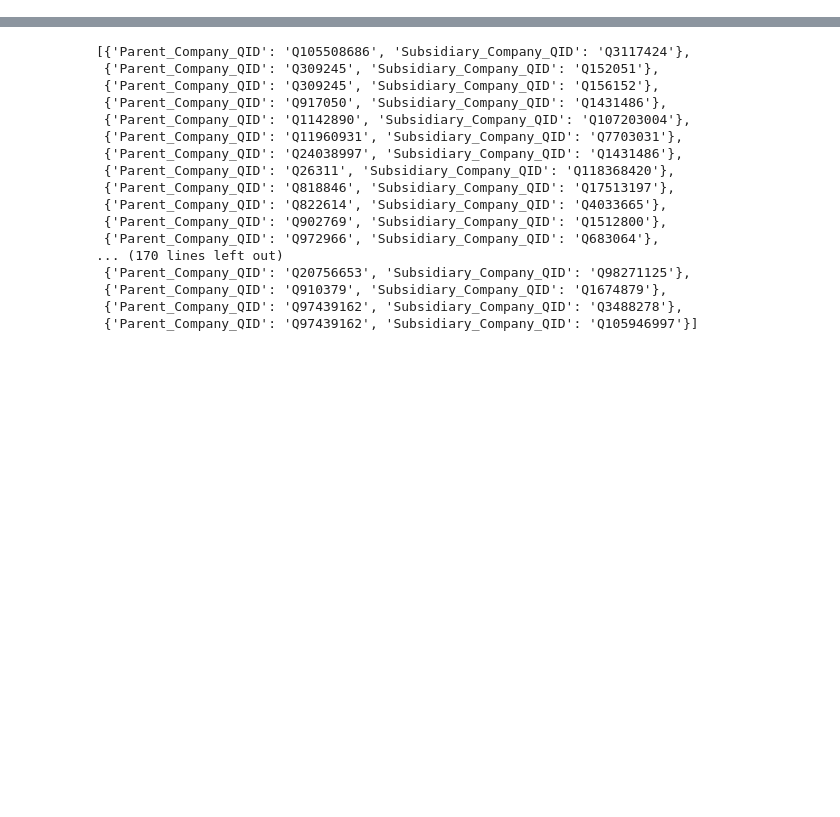
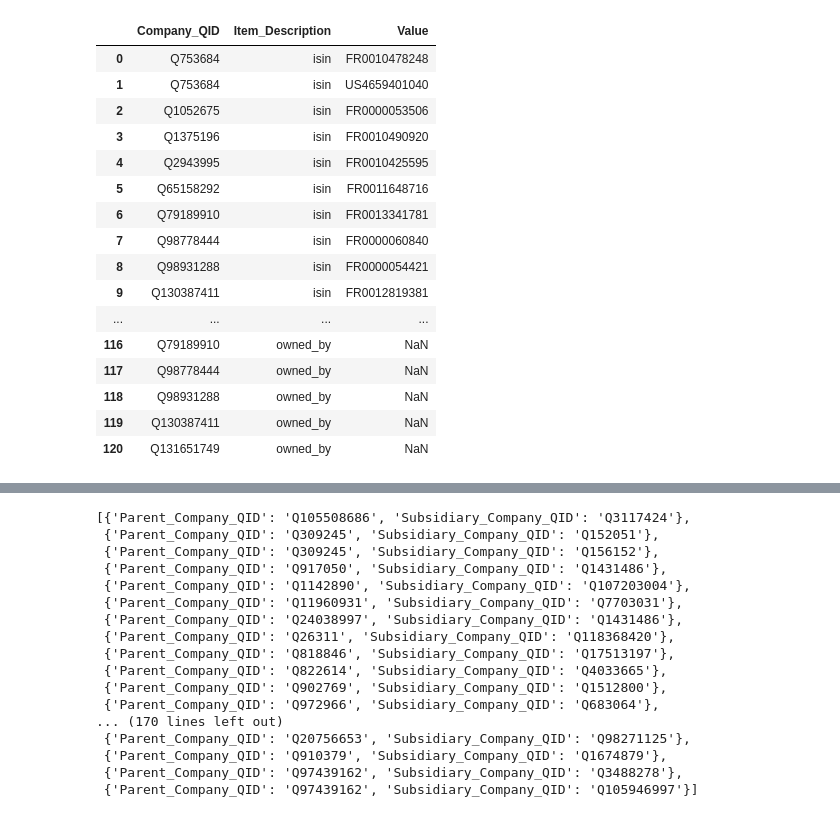
Before and after one commit to KonradSchumacher/DivAnalysisGNN, a Jupyter notebook: src/01_Ingestors/wikidata_ingestor.ipynb, the cells around one changed output, grey strips where cells are left out. Drawn from its saved outputs; the diff is of its cells as text; code cells hidden in the pictures; blank space fills up the shorter version.

Commit message:
Rework of wikidata module and implementation of wikidata ingestion in DataHub

```diff
--- a/src/01_Ingestors/wikidata_ingestor.ipynb
+++ b/src/01_Ingestors/wikidata_ingestor.ipynb
@@ -15,3 +137,98 @@ pd.set_option("display.max_rows", None)
+# %%
+class WikiDataIngestor:
+    def __init__(self):
+        self.client = WikiDataClient()
+        self.builder = WikiDataQueryBuilder()
+        self.transformer = WikiDataTransformer()
+        self.features_to_fetch = WIKIDATA_QUERIES.keys()
+
+    def batching_for_qid(self, tickerlist, batch_size=20):
+        required_cols = ['OriginalTicker', 'YahooTicker', 'Exchange_QID', 'ISIN']
+        missing = [c for c in required_cols if c not in tickerlist.columns]
+        if missing:
+            raise ValueError(f"tickerlist missing required columns: {missing}")
+        batches = []
+        df_all = tickerlist.copy()
+
+        for exchange_qid, df in df_all.groupby("Exchange_QID", sort=True):
+            isin_series = df["ISIN"].astype("string").str.strip()
+            has_isin = isin_series.notna() & (isin_series != "")
+
+            # --- ISIN batches ---
+            isin_vals = isin_series.loc[has_isin].dropna().astype(str).str.strip()
+            isin_vals = [v for v in isin_vals.tolist() if v]  # remove empty
+            # stable dedup
+            isin_vals = list(dict.fromkeys(isin_vals))
+
+            for i in range(0, len(isin_vals), batch_size):
+                batches.append(("ISIN", None, isin_vals[i:i + batch_size]))
+
+            # --- Ticker batches ---
+            tkr_series = df.loc[~has_isin, "OriginalTicker"].astype("string").str.strip()
+            tkr_vals = [v for v in tkr_series.dropna().astype(str).tolist() if v]
+            tkr_vals = list(dict.fromkeys(tkr_vals))
+
+            for i in range(0, len(tkr_vals), batch_size):
+                batches.append(("TICKER", str(exchange_qid), tkr_vals[i:i + batch_size]))
+
+        return batches
+    def batching_for_features(self, qids, batch_size = 10):
+        batches = []
+        for i in range(0,len(qids), batch_size):
+            batches.append(qids[i:i+batch_size])
+        return batches
+
+    def get_qids(self, tickerlist):
+        batches_for_qids = self.batching_for_qid(tickerlist)
+        qids = []
+        for batch in batches_for_qids:
+            if batch[0] == "TICKER":
+                query = self.builder.build_company_by_ticker(batch[1], batch[2])
+            if batch[0] == "ISIN":
+                query = self.builder.build_company_by_isin(batch[2])
+            qid = self.client.invoke_retry(query)
+            qid_batch = self.transformer.transform_qid(qid)
+            qids.extend(qid_batch['Company_QID'])
+        return qids
+
+    def get_feature(self, batch, features_to_fetch):
+        join_list = []
+        for feature in features_to_fetch:
+            query = self.builder.build_features_by_qid(batch, feature)
+            feature_df = self.client.invoke_retry(query)
+            feature_df = self.transformer.extract_qids(feature_df)
+            join_list.append(feature_df)
+        return join_list
+
+    def run(self, tickerlist):
+            qids = self.get_qids(tickerlist)
+            feature_batches = self.batching_for_features(qids)
+            for batch in feature_batches:
+                features = self.get_feature(batch, features_to_fetch=self.features_to_fetch)
+                features_long = self.transformer.stack_long_dfs(features)
+                return features_long
+
+
+test = pd.read_csv("C:\\Diversification\\data\\tickers.csv")
+WikiDataIngestor().run(test)
+# %% [output]
+|  | Company_QID | Item_Description | Value |
+| 0 | Q753684 | isin | FR0010478248 |
+| 1 | Q753684 | isin | US4659401040 |
+| 2 | Q1052675 | isin | FR0000053506 |
+| 3 | Q1375196 | isin | FR0010490920 |
+| 4 | Q2943995 | isin | FR0010425595 |
+| 5 | Q65158292 | isin | FR0011648716 |
+| 6 | Q79189910 | isin | FR0013341781 |
+| 7 | Q98778444 | isin | FR0000060840 |
+| 8 | Q98931288 | isin | FR0000054421 |
+| 9 | Q130387411 | isin | FR0012819381 |
+| ... | ... | ... | ... |
+| 116 | Q79189910 | owned_by | NaN |
+| 117 | Q98778444 | owned_by | NaN |
+| 118 | Q98931288 | owned_by | NaN |
+| 119 | Q130387411 | owned_by | NaN |
+| 120 | Q131651749 | owned_by | NaN |
 # %%
 class WikiData:
     def __init__(self, tickers):
```
Also changed, not shown: parts of 6 cells of this notebook, 1 other file.
